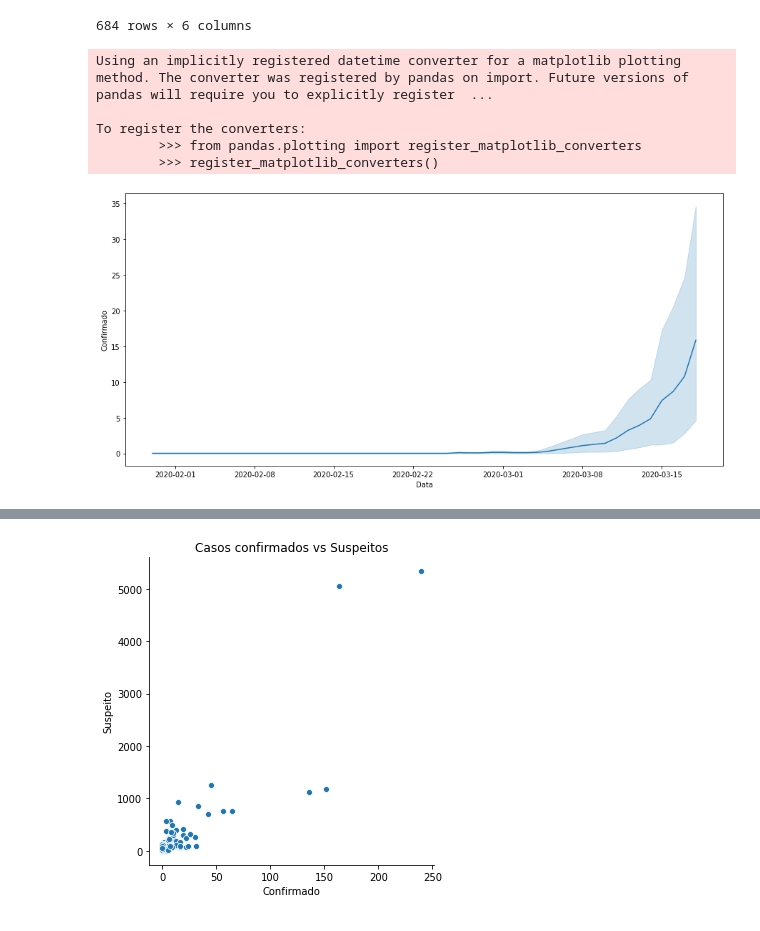
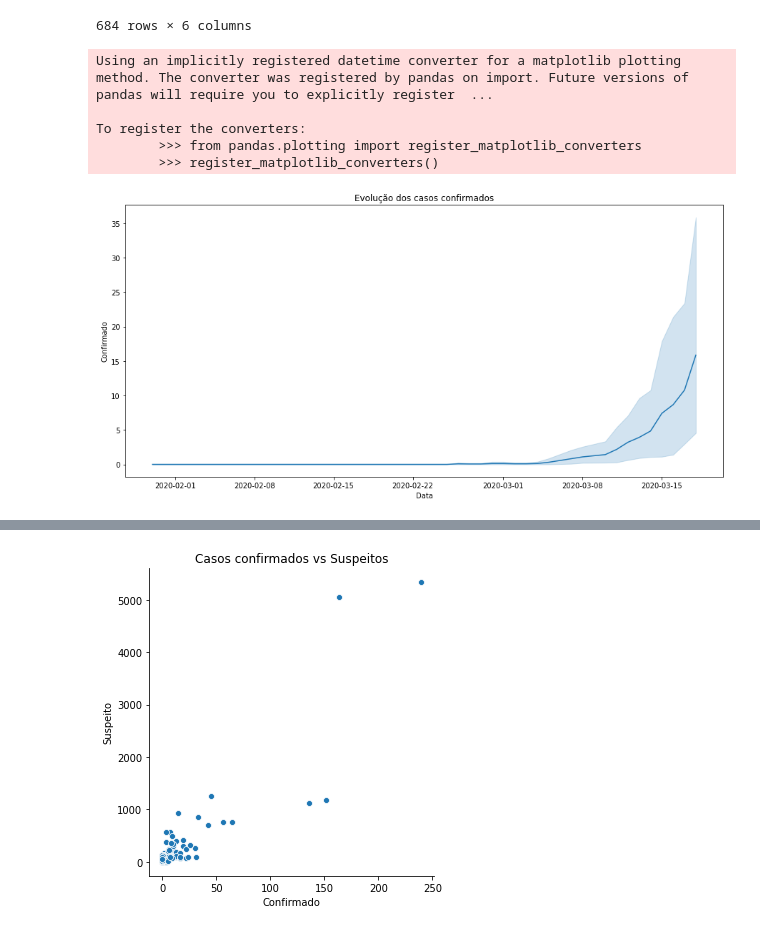
Before and after one commit to pedrodatascientist/Cienciadedados, a Jupyter notebook: Corona_virus.ipynb, the cells around one changed output, grey strips where cells are left out. Drawn from its saved outputs; the diff is of its cells as text; code cells hidden in the pictures.

```diff
--- a/Corona_virus.ipynb
+++ b/Corona_virus.ipynb
@@ -85,10 +81,11 @@ dfconvid
 # %%
 plt.subplots(figsize=(15, 7));
 linhas = sns.lineplot(x='Data', y='Confirmado', data=dfconvid);
+plt.title('Evolução dos casos confirmados');
 # %% [output]
 Using an implicitly registered datetime converter for a matplotlib plotting method. The converter was registered by pandas on import. Future versions of pandas will require you to explicitly register  ...
 
 To register the converters:
         >>> from pandas.plotting import register_matplotlib_converters
         >>> register_matplotlib_converters()
-[figure, old version]
+[figure, new version]
```
Also changed, not shown: parts of 4 cells of this notebook.
